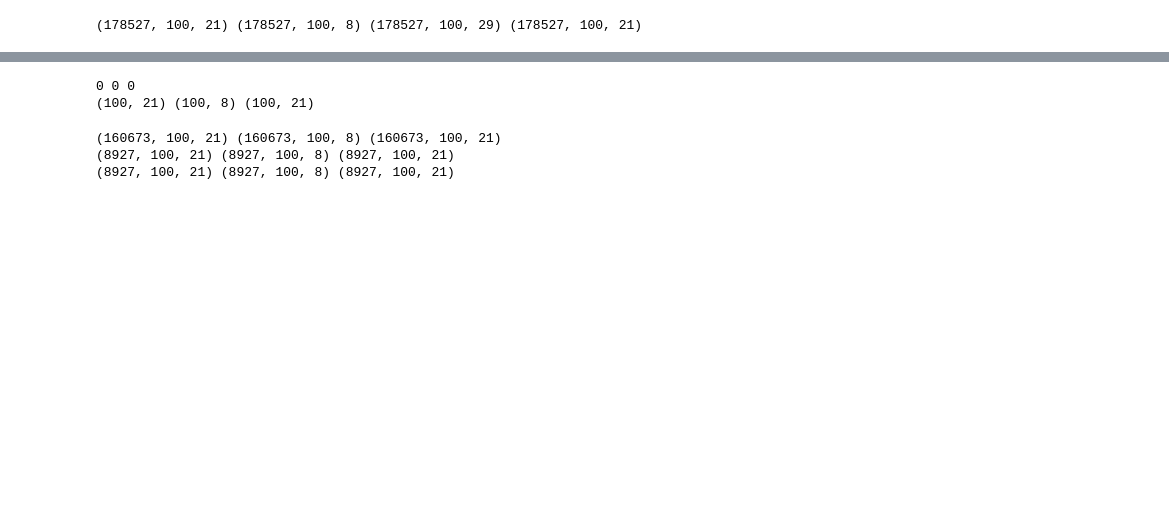
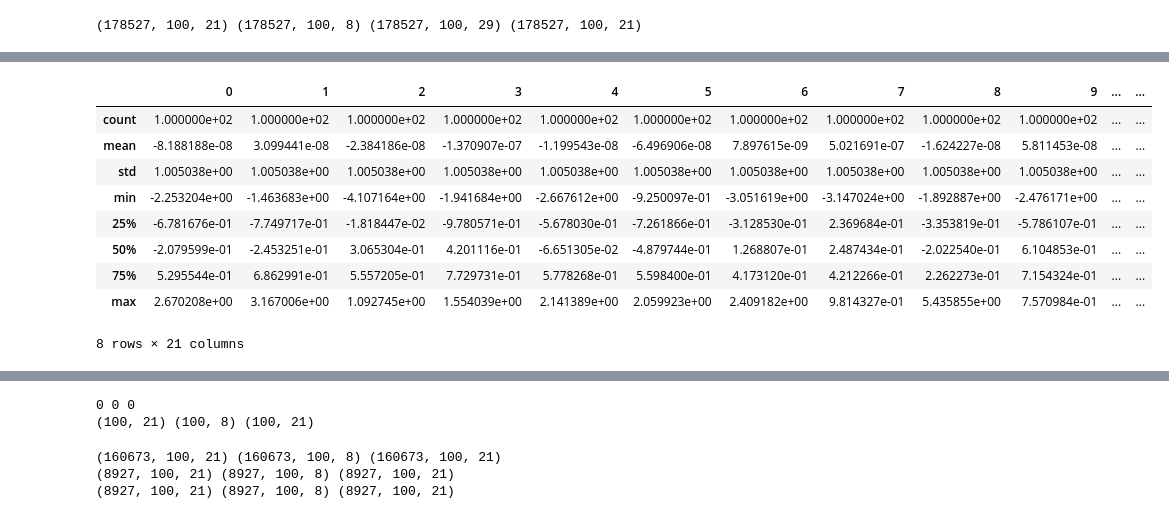
Before and after one commit to rjk2147/Dynamics-Model-Search, a Jupyter notebook: dynamics/src/vanilla_rnn_dataset.ipynb, the cells around one changed output, grey strips where cells are left out. Saved outputs shown, nothing was run; the diff lists cells and outputs as text; code cells hidden in the pictures; blank space fills up the shorter version.

```diff
--- a/dynamics/src/vanilla_rnn_dataset.ipynb
+++ b/dynamics/src/vanilla_rnn_dataset.ipynb
@@ -12,3 +13,21 @@ X_cat = np.concatenate((X, A), axis=2)
 print(X.shape, A.shape, X_cat.shape, Y.shape)
 # %% [output]
 (178527, 100, 21) (178527, 100, 8) (178527, 100, 29) (178527, 100, 21)
+# %%
+def repeat(X, repeat=100):
+    Y = []
+    for i in range(X.shape[0]):
+        y = []
+        for j in range(repeat):
+            y.append(X[i])
+        y = np.array(y)
+        Y.append(y)
+    Y = np.array(Y)
+    return Y
+# %%
+def standardize_across_time(X):
+    mu = np.mean(X, axis=1)
+    sigma = np.std(X, axis=1)
+    mu_repeated = repeat(mu, repeat=100)
+    sigma_repeated = repeat(sigma, repeat=100)
+    return (X-mu_repeated)/sigma_repeated
@@ -14,0 +43,2 @@ print(X.shape, A.shape, X_cat.shape, Y.shape)
+# %%
+X_standardized = standardize_across_time(X)
@@ -14,0 +63,14 @@ print(X.shape, A.shape, X_cat.shape, Y.shape)
+# %%
+df_X_st = pd.DataFrame(data=X_standardized[9090, :, :])
+df_X_st.describe()
+# %% [output]
+|  | 0 | 1 | 2 | 3 | 4 | 5 | 6 | 7 | 8 | 9 | ... | ... |
+| count | 1.000000e+02 | 1.000000e+02 | 1.000000e+02 | 1.000000e+02 | 1.000000e+02 | 1.000000e+02 | 1.000000e+02 | 1.000000e+02 | 1.000000e+02 | 1.000000e+02 | ... | ... |
+| mean | -8.188188e-08 | 3.099441e-08 | -2.384186e-08 | -1.370907e-07 | -1.199543e-08 | -6.496906e-08 | 7.897615e-09 | 5.021691e-07 | -1.624227e-08 | 5.811453e-08 | ... | ... |
+| std | 1.005038e+00 | 1.005038e+00 | 1.005038e+00 | 1.005038e+00 | 1.005038e+00 | 1.005038e+00 | 1.005038e+00 | 1.005038e+00 | 1.005038e+00 | 1.005038e+00 | ... | ... |
+| min | -2.253204e+00 | -1.463683e+00 | -4.107164e+00 | -1.941684e+00 | -2.667612e+00 | -9.250097e-01 | -3.051619e+00 | -3.147024e+00 | -1.892887e+00 | -2.476171e+00 | ... | ... |
+| 25% | -6.781676e-01 | -7.749717e-01 | -1.818447e-02 | -9.780571e-01 | -5.678030e-01 | -7.261866e-01 | -3.128530e-01 | 2.369684e-01 | -3.353819e-01 | -5.786107e-01 | ... | ... |
+| 50% | -2.079599e-01 | -2.453251e-01 | 3.065304e-01 | 4.201116e-01 | -6.651305e-02 | -4.879744e-01 | 1.268807e-01 | 2.487434e-01 | -2.022540e-01 | 6.104853e-01 | ... | ... |
+| 75% | 5.295544e-01 | 6.862991e-01 | 5.557205e-01 | 7.729731e-01 | 5.778268e-01 | 5.598400e-01 | 4.173120e-01 | 4.212266e-01 | 2.262273e-01 | 7.154324e-01 | ... | ... |
+| max | 2.670208e+00 | 3.167006e+00 | 1.092745e+00 | 1.554039e+00 | 2.141389e+00 | 2.059923e+00 | 2.409182e+00 | 9.814327e-01 | 5.435855e+00 | 7.570984e-01 | ... | ... |
+8 rows × 21 columns
```
Also changed, not shown: parts of 7 cells of this notebook, 6 other files.
